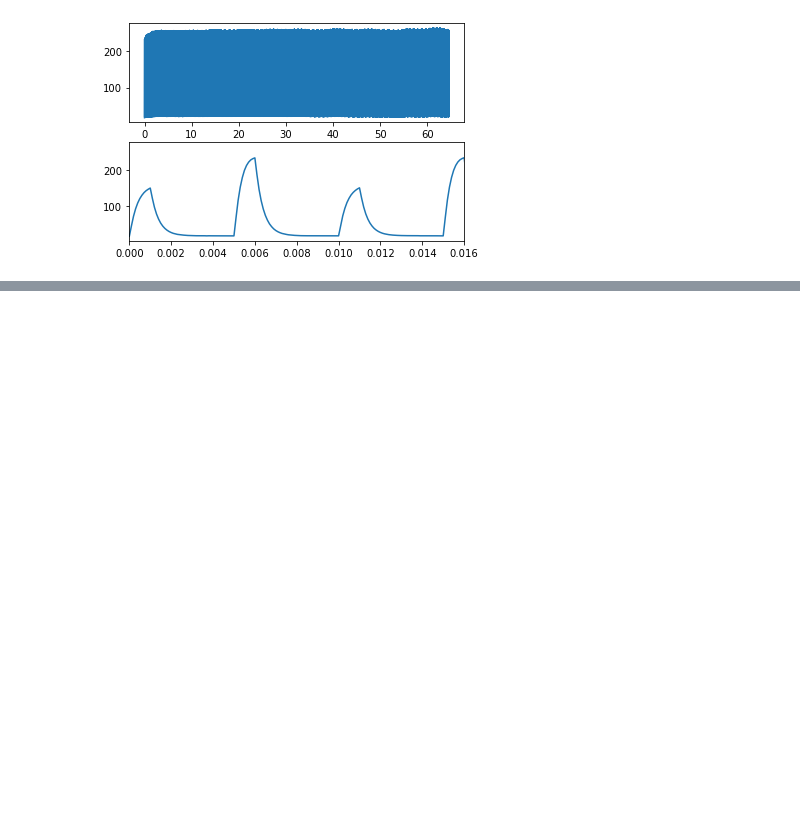
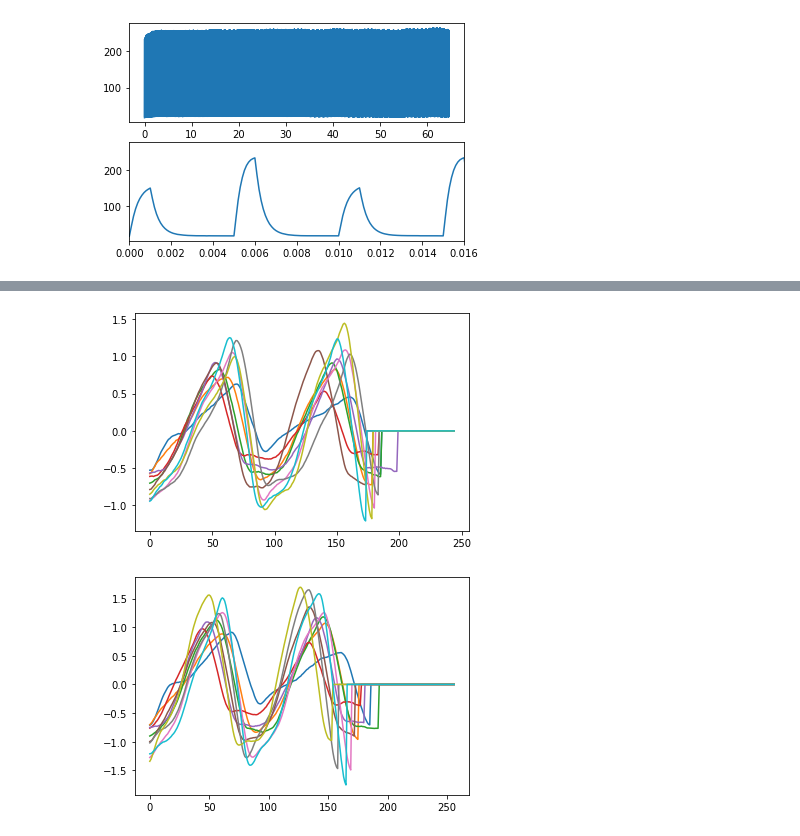
Before and after one commit to Zehao-x/diabetes_classification, a Jupyter notebook: glucose detection.ipynb, the cells around one changed output, grey strips where cells are left out. Drawn from its saved outputs; the diff is of its cells as text; code cells hidden in the pictures; blank space fills up the shorter version.

```diff
--- a/glucose detection.ipynb
+++ b/glucose detection.ipynb
@@ -95,0 +113,41 @@ plt.show()
+# %%
+#from scipy.signal import argrelextrema
+#distance 50, 50*0.01s = 0.5s, so 120 heartbeats / min
+
+red_peaks = []
+for i in range (n_slices_red):
+    peaks_red_new, _ = find_peaks(slices_red[i], distance=50)
+    if len(peaks_red_new) > 2 or (np.count_nonzero(slices_red[i] > 150)):
+      red_peaks.append(i)
+slices_red_twopeak = np.delete(slices_red, red_peaks, 0)
+
+red_peaks_zero = []
+for i, arr in enumerate(slices_red_twopeak):
+    if (arr[100:] == 0).sum() >= 75:
+      red_peaks_zero.append(i)
+slices_red_twopeak_nonzero = np.delete(slices_red_twopeak, red_peaks_zero, 0)
+
+for i in range(len(slices_red_twopeak_nonzero)):
+    plt.plot(slices_red_twopeak_nonzero[i])
+plt.show()
+
+
+#nir_peaks = []
+#for i in range (n_slices_nir):
+#    peaks_nir_new, _ = find_peaks(slices_nir[i], distance=50)
+#    if len(peaks_nir_new) > 2 or (np.count_nonzero(slices_nir[i] > 150)):
+#      nir_peaks.append(i)
+slices_nir_twopeak = np.delete(slices_nir, red_peaks, 0)
+
+#nir_peaks_zero = []
+#for i, arr in enumerate(slices_nir_twopeak):
+#    if (arr[100:] == 0).sum() >= 75:
+#      nir_peaks_zero.append(i)
+slices_nir_twopeak_nonzero = np.delete(slices_nir_twopeak, red_peaks_zero, 0)
+
+for i in range(len(slices_nir_twopeak_nonzero)):
+    plt.plot(slices_nir_twopeak_nonzero[i])
+plt.show()
+# %% [output]
+[figure, added]
+[figure, added]
```
Also changed, not shown: parts of 11 cells of this notebook.
